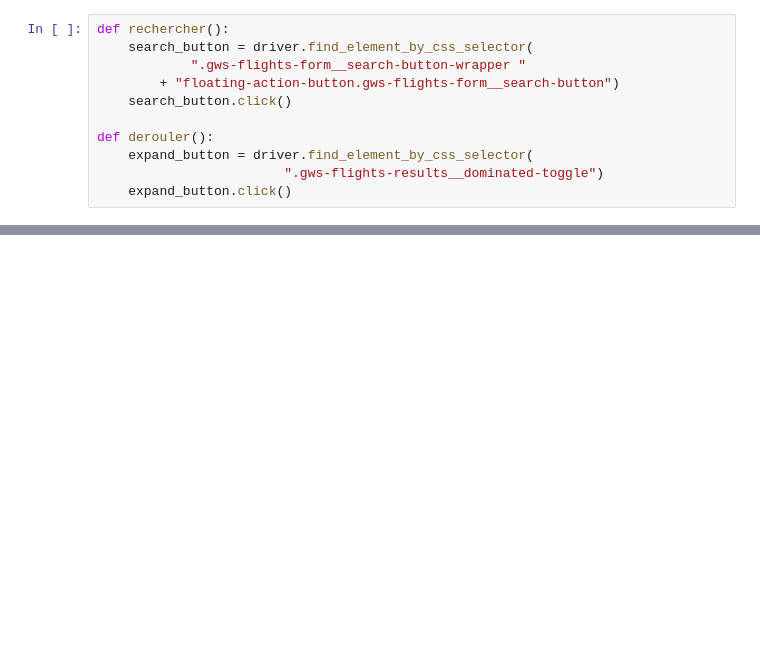
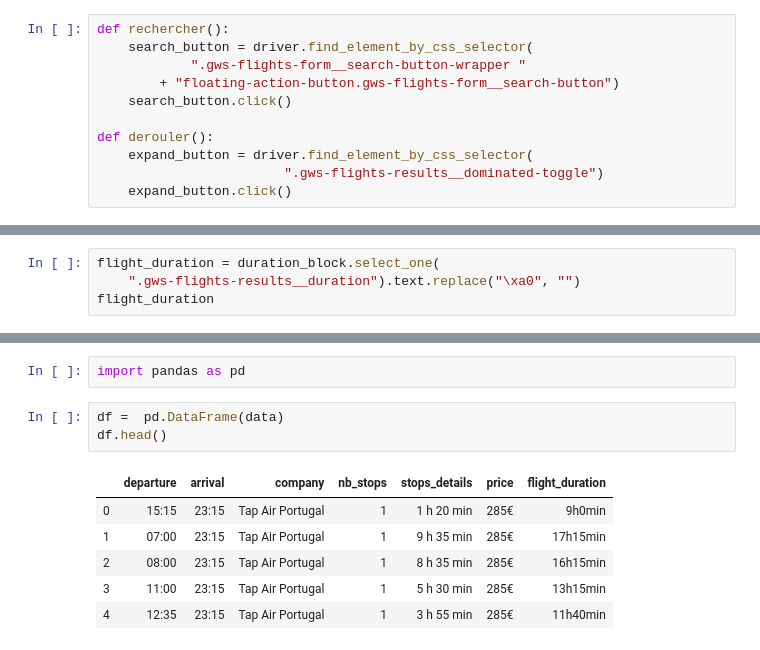
Before and after one commit to neroksi/scraping, a Jupyter notebook: notebooks/selenium.ipynb, the cells around one changed output, grey strips where cells are left out. Saved outputs shown, nothing was run; the diff lists cells and outputs as text; blank space fills up the shorter version.

```diff
--- a/notebooks/selenium.ipynb
+++ b/notebooks/selenium.ipynb
@@ -166,0 +278,4 @@ def derouler():
+# %%
+flight_duration = duration_block.select_one(
+    ".gws-flights-results__duration").text.replace("\xa0", "")
+flight_duration
@@ -166,0 +365,12 @@ def derouler():
+# %%
+import pandas as pd
+# %%
+df =  pd.DataFrame(data)
+df.head()
+# %% [output]
+|  | departure | arrival | company | nb_stops | stops_details | price | flight_duration |
+| 0 | 15:15 | 23:15 | Tap Air Portugal | 1 | 1 h 20 min | 285€ | 9h0min |
+| 1 | 07:00 | 23:15 | Tap Air Portugal | 1 | 9 h 35 min | 285€ | 17h15min |
+| 2 | 08:00 | 23:15 | Tap Air Portugal | 1 | 8 h 35 min | 285€ | 16h15min |
+| 3 | 11:00 | 23:15 | Tap Air Portugal | 1 | 5 h 30 min | 285€ | 13h15min |
+| 4 | 12:35 | 23:15 | Tap Air Portugal | 1 | 3 h 55 min | 285€ | 11h40min |
```
Also changed, not shown: parts of 77 cells of this notebook.
